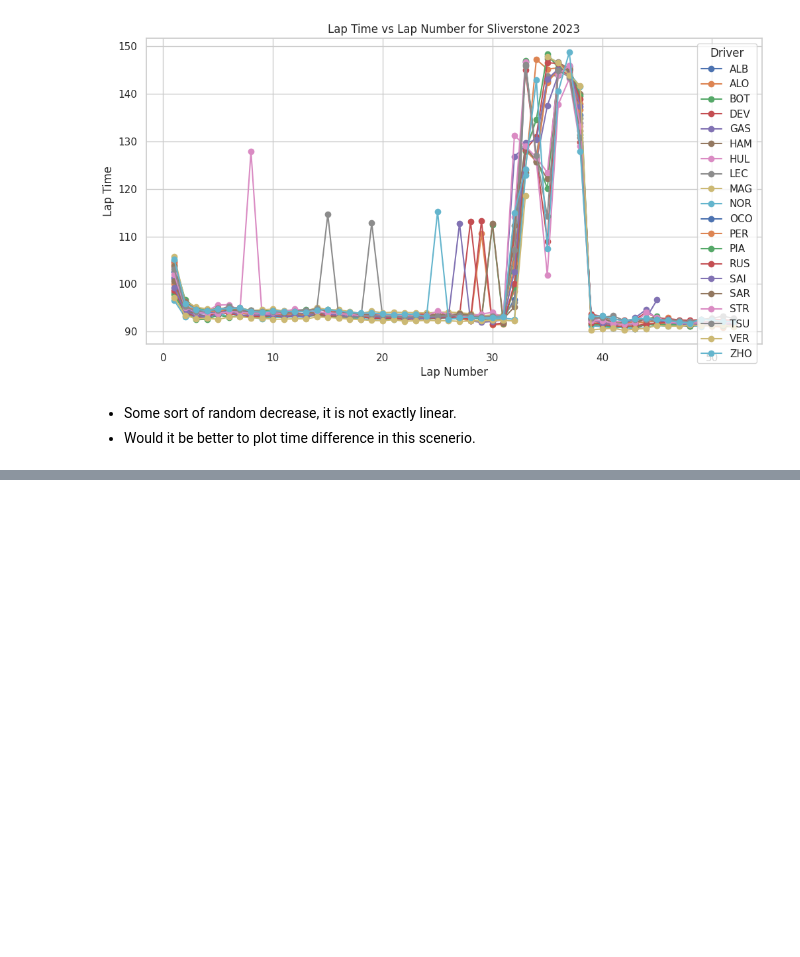
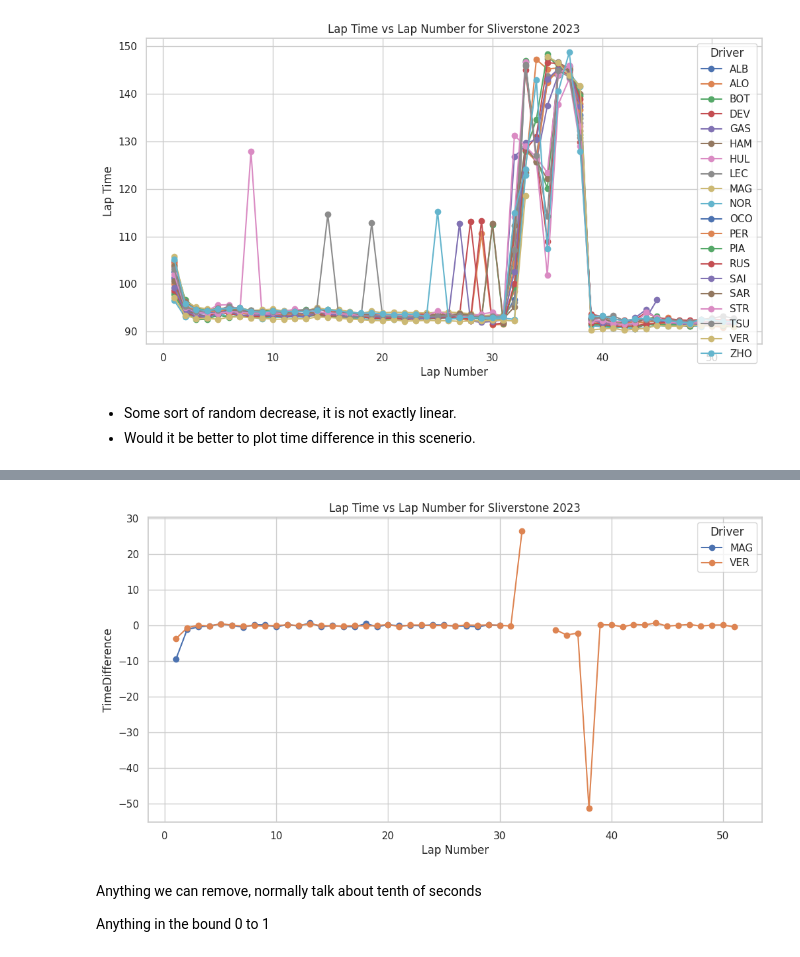
Before and after one commit to mistryvivek/AutoF1-RNN-Race-Simulator, a Jupyter notebook: Lit_Review_Data_Analysis.ipynb, the cells around one changed output, grey strips where cells are left out. Cells and saved outputs as stored; diff of their text form; code cells hidden in the pictures; blank space fills up the shorter version.

```diff
--- a/Lit_Review_Data_Analysis.ipynb
+++ b/Lit_Review_Data_Analysis.ipynb
@@ -537,0 +571,24 @@ plt.show()
+# %%
+# Start plotting
+plt.figure(figsize=(12, 6))
+
+# Group by 'Driver' and plot each driver's lap times against lap numbers
+for driver, group_data in sliverstone2023TimeDifference.groupby('Driver'):
+  if driver == 'MAG' or driver == 'VER':
+    plt.plot(group_data['LapNumber'], group_data['TimeDifference'], label=driver, marker='o')
+
+# Adding labels and title
+plt.xlabel('Lap Number')
+plt.ylabel('TimeDifference')
+plt.title('Lap Time vs Lap Number for Sliverstone 2023')
+plt.legend(title='Driver')
+plt.grid(True)
+
+# Show plot
+plt.show()
+# %% [output]
+[figure, added]
+# %% [markdown]
+Anything we can remove, normally talk about tenth of seconds
+
+Anything in the bound 0 to 1
```
Also changed, not shown: parts of 12 cells of this notebook.
